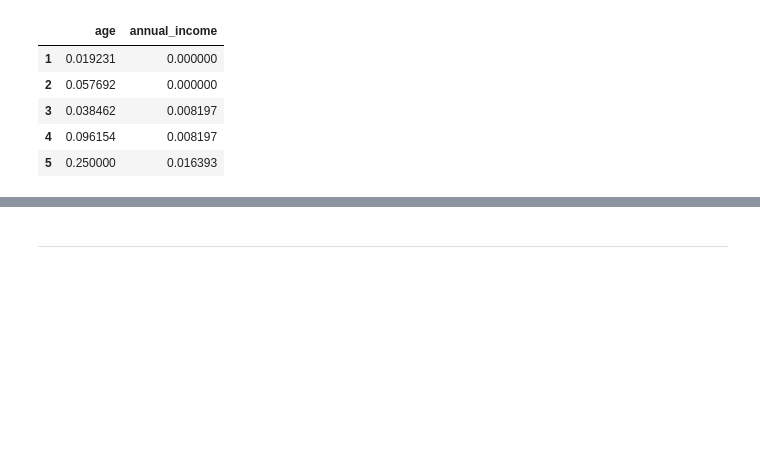
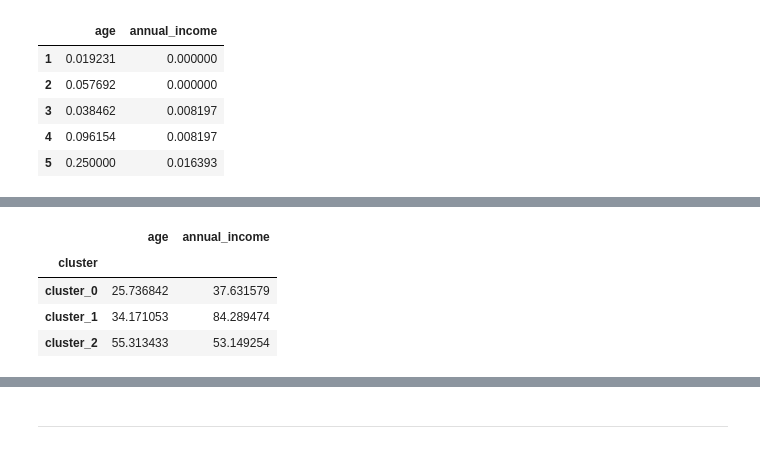
Before and after one commit to natasharivers/Clustering, a Jupyter notebook: modeling.ipynb, the cells around one changed output, grey strips where cells are left out. Saved outputs shown, nothing was run; the diff lists cells and outputs as text; code cells hidden in the pictures; blank space fills up the shorter version.

```diff
--- a/modeling.ipynb
+++ b/modeling.ipynb
@@ -319,0 +340,13 @@ df.sample(15)
+# %%
+# DataFrame of unscaled Centriods
+#group by clusters. mean of sepal and petal length.
+centroids = df.groupby('cluster')['age', 'annual_income'].mean()
+centroids
+
+#this will correspond with scatterplot- unscaled data
+# %% [output]
+|  | age | annual_income |
+| cluster |  |  |
+| cluster_0 | 25.736842 | 37.631579 |
+| cluster_1 | 34.171053 | 84.289474 |
+| cluster_2 | 55.313433 | 53.149254 |
```
Also changed, not shown: parts of 19 cells of this notebook.
